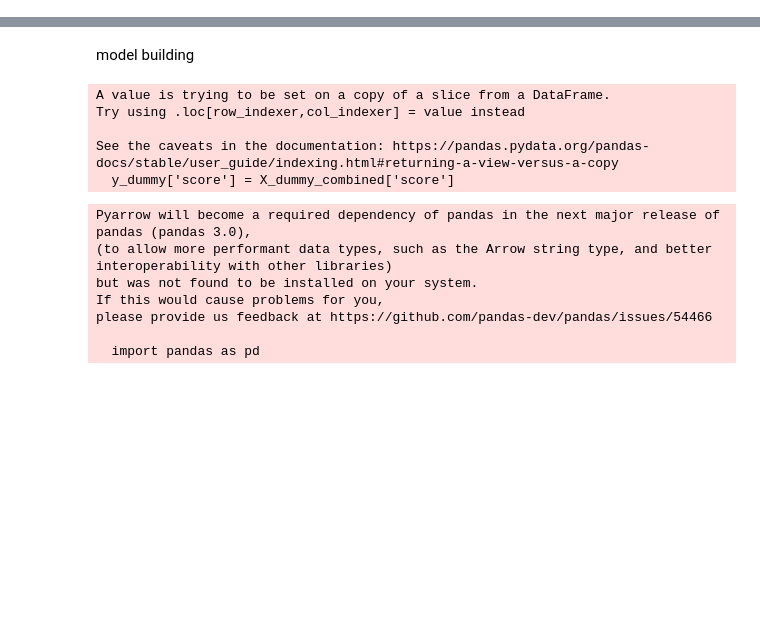
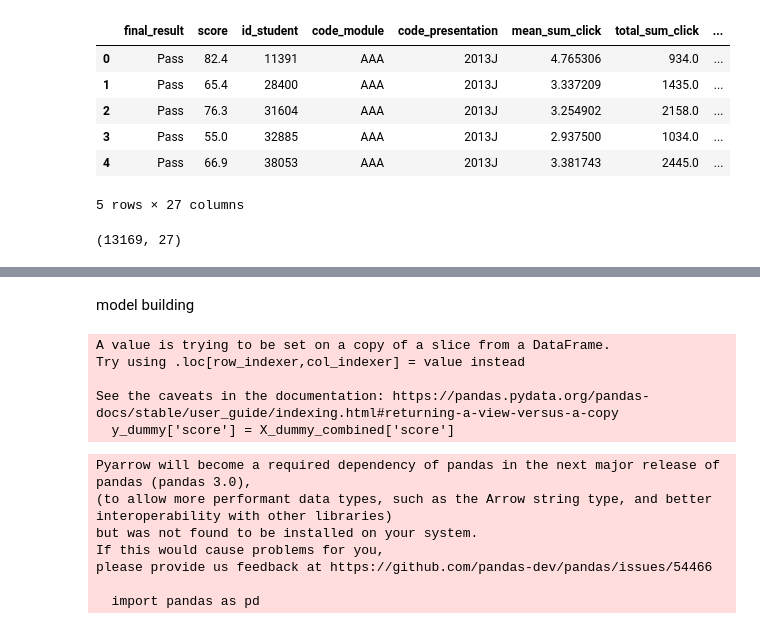
Before and after one commit to asns2001/451-Group_Project, a Jupyter notebook: peter_models.ipynb, the cells around one changed output, grey strips where cells are left out. Saved outputs shown, nothing was run; the diff lists cells and outputs as text; code cells hidden in the pictures; blank space fills up the shorter version.

```diff
--- a/peter_models.ipynb
+++ b/peter_models.ipynb
@@ -15 +1,62 @@ data.info()
+# %%
+import pandas as pd
+
+student_info = pd.read_csv('data/student_info_cleaned.csv')
+
+assessments = pd.read_csv('data/assessments.csv')
+courses = pd.read_csv('data/courses.csv') # DONE
+student_assessments = pd.read_csv('data/studentAssessment.csv')
+ # IDK how to use???
+# student_info = pd.read_csv('data/studentInfo.csv')
+registration = pd.read_csv('data/studentRegistration.csv')
+student_vle= pd.read_csv('data/studentVle.csv')
+vle = pd.read_csv('data/vle.csv')
+
+datasets = {
+    'assessments':assessments,
+    'courses':courses,
+    'student_assessments':student_assessments,
+    'student_info':student_info,
+    'registration':registration,
+    'student_vle':student_vle,
+    'vle':vle}
+
+student_df = student_info.merge(registration, how='inner', on=["code_module", "code_presentation", "id_student"])
+student_df = student_df.drop(columns='date_unregistration')
+
+svle = student_vle.groupby(['code_module', 'code_presentation', 'id_student']).agg({'sum_click': ['mean', 'sum'], 'date': 'nunique', 'id_site': 'nunique'}).reset_index()
+svle.columns = ['code_module', 'code_presentation', 'id_student', 'mean_sum_click', 'total_sum_click', 'unique_date_count', 'unique_id_site_count']
+
+svle = pd.merge(svle, courses, on=['code_module', 'code_presentation'], how='left')
+svle['avg click/day'] =  svle['total_sum_click'] / svle['module_presentation_length']
+
+svle = svle.rename(columns={'unique_date_count': 'days_logged', 'unique_id_site_count': 'material_interactions', 'module_presentation_length': 'module_length'})
+
+vle_n = vle.groupby(['code_module', 'code_presentation'])['id_site'].nunique().reset_index()
+svle = pd.merge(svle, vle_n, on=['code_module', 'code_presentation'], how='left')
+svle['% material interaction'] =  100*svle['material_interactions'] / svle['id_site']
+
+assessment_counts = assessments.groupby(['code_module', 'code_presentation'])['assessment_type'].value_counts().reset_index(name='count')
+assessment_pivot = assessment_counts.pivot_table(index=['code_module', 'code_presentation'], columns='assessment_type', values='count', fill_value=0).reset_index()
+assessment_pivot.columns.name = None
+assessment_pivot.columns = ['code_module', 'code_presentation', 'CMA', 'Exam', 'TMA']
+svle = pd.merge(svle, assessment_pivot, on=['code_module', 'code_presentation'], how='left')
+
+df_all = pd.merge(svle, student_df, on=['code_module', 'code_presentation', 'id_student'], how='inner')
+columns_to_move = ['final_result', 'score', 'id_student']
+df_all = df_all[columns_to_move + [col for col in df_all.columns if col not in columns_to_move]]
+
+df_all.head()
+# %% [output]
+|  | final_result | score | id_student | code_module | code_presentation | mean_sum_click | total_sum_click | ... |
+| 0 | Pass | 82.4 | 11391 | AAA | 2013J | 4.765306 | 934.0 | ... |
+| 1 | Pass | 65.4 | 28400 | AAA | 2013J | 3.337209 | 1435.0 | ... |
+| 2 | Pass | 76.3 | 31604 | AAA | 2013J | 3.254902 | 2158.0 | ... |
+| 3 | Pass | 55.0 | 32885 | AAA | 2013J | 2.937500 | 1034.0 | ... |
+| 4 | Pass | 66.9 | 38053 | AAA | 2013J | 3.381743 | 2445.0 | ... |
+5 rows × 27 columns
+# %%
+df_all.shape
+# %% [output]
+(13169, 27)
 # %%
```
Also changed, not shown: parts of 19 cells of this notebook.
